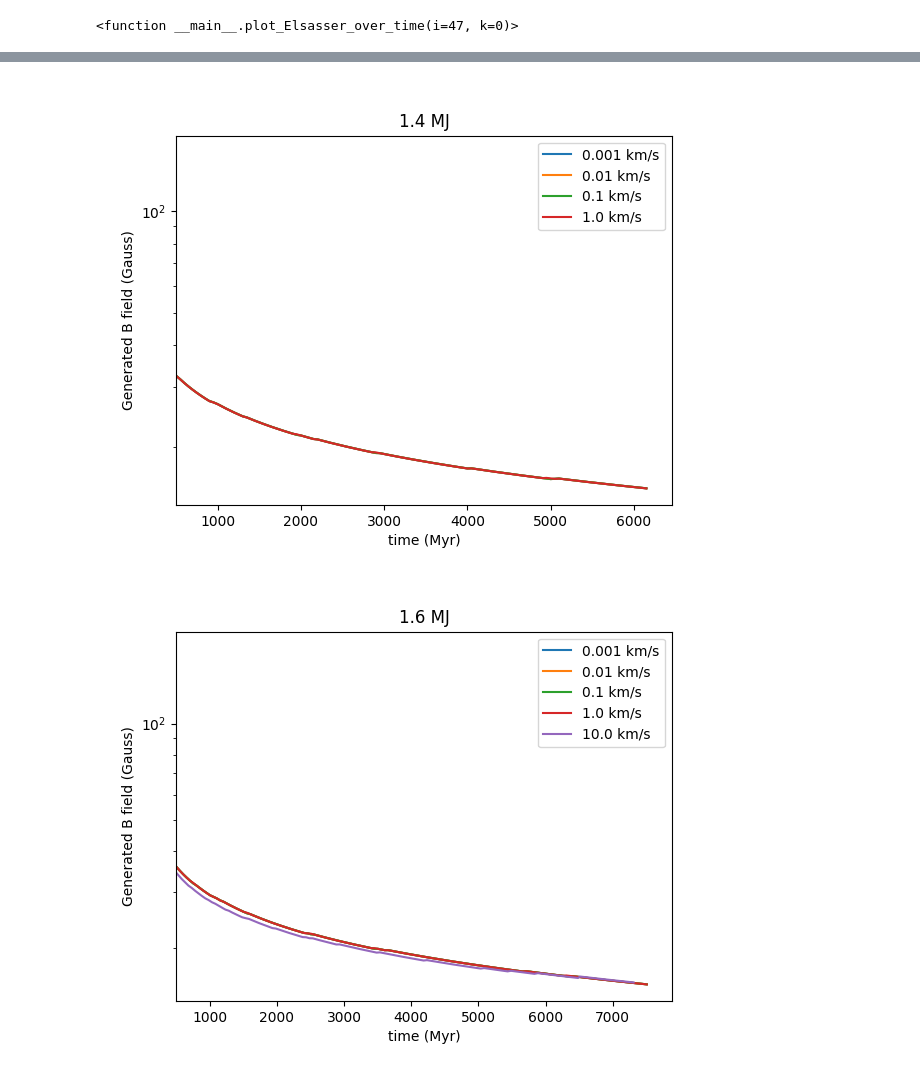
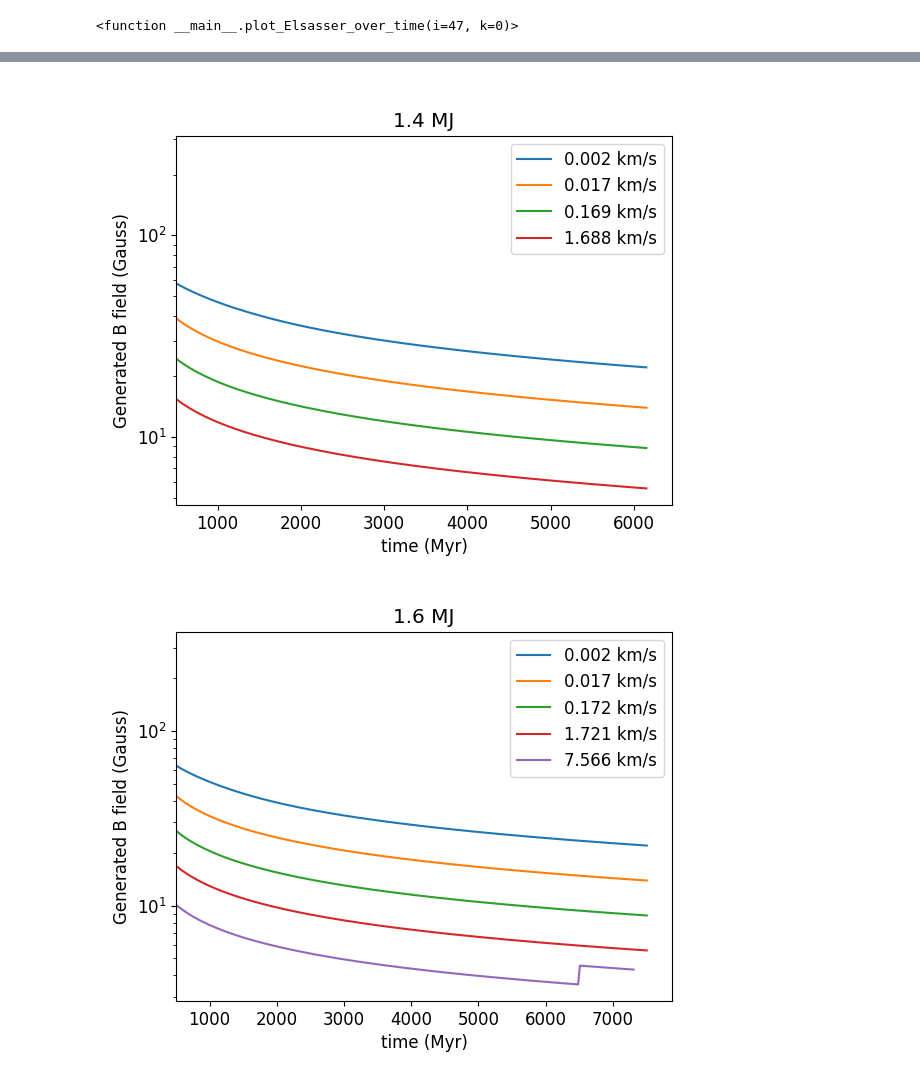
Before and after one commit to olwenrering/Gas-Dynamics-Project, a Jupyter notebook: test_all.ipynb, the cells around one changed output, grey strips where cells are left out. Saved outputs shown, nothing was run; the diff lists cells and outputs as text; code cells hidden in the pictures.

Commit message:
final plots

```diff
--- a/test_all.ipynb
+++ b/test_all.ipynb
@@ -715,31 +708,40 @@ f_ohm = 1
 c_light = 3*10**10
 c = 0.63
 f_ohm = 1
+index_plots = 415 # 0.5 Rtot
+index_top = 374 # 0.83 Rtot
 
 def compute_B(model, i):
+    c = 0.63
     T = model.var[i][2]
     rho = model.var[i][4]
     model.calc_vconv('osc', i=i)
-    mask = np.where(~np.isnan(model.vconv))
+    mask = np.zeros(len(T), dtype='int')
+    mask[index_top:index_plots] = int(1)
+    mask = mask.astype(bool)
     rho_avg = np.mean(rho[mask])
-    qc_0 = model.Fconv[mask][-1]
+    qc_0 = model.Fconv[mask][0]
     dr = model.var[i][0]#[mask]
+    dT_dr = np.gradient(T, dr)
+    H_T_array = -T/dT_dr
     mask_2 = np.where(model.Fconv[mask] > 0)
     R_tot = model.var[i][0][0]
     #print(R_tot)
     #r = ((model.var[i][0])/(R_tot))
     index = np.where(np.abs(T - T[-1]/2.78) < 100)
+    #print(len(index[0]))
     if len(index[0]) == 0:
         index = np.where(np.abs(T - T[-1]/2.78) < 300)
-    H_T_obs = dr[index][0]
+    #H_T_obs = dr[index][0]
+    H_T_obs = H_T_array[mask][mask_2]
     #print(H_T_obs)
     V = (4/3)*np.pi*(R_tot)**3
-    dF = (model.Fconv[mask][mask_2]*model.lmix[mask][mask_2]/(qc_0*H_T_obs))**(2/3)*(rho[mask][mask_2]/rho_avg)**(1/3)*4*np.pi*dr[mask][mask_2]**2
+    dF = (model.Fconv[mask][mask_2]*lmix_R(model,i)[mask][mask_2]/(qc_0*H_T_obs))**(2/3)*(rho[mask][mask_2]/rho_avg)**(1/3)*4*np.pi*dr[mask][mask_2]**2
     mask_3 = np.where(dF > 0)
     F = np.trapezoid(dF[mask_3][::-1], dr[mask][mask_2][mask_3][::-1]) / V
+    print(F)
     #F= np.trapz(dF[mask_3][::-1], dr[mask_2][mask_3][::-1]) / V
     #print(f"F = {F}")
-    #print(F)
     B = np.sqrt(2*c*F*rho_avg**(1/3)*qc_0**(2/3))
     return B
 
@@ -775,9 +778,33 @@ print(np.array(mdl[0][0].var[:])[15]*np.array(mdl[0][0].var[:])[0])
   3.11888741e-55 3.11888741e-55]]
 # %%
 B_time = []
+lmix_time = []
+vconv_time = []
+Fconv_time = []
+Ro_time = []
+Rm_time = []
 for k in range(loop):
         B_time.append([])
+        lmix_time.append([])
+        vconv_time.append([])
+        Fconv_time.append([])
+        Ro_time.append([])
+        Rm_time.append([])
         for j in range(len(mdl[k])):
                 B_time[k].append([])
+                lmix_time[k].append([])
+                vconv_time[k].append([])
+                Fconv_time[k].append([])
+                Ro_time[k].append([])
+                Rm_time[k].append([])
                 for i in range(len(np.array(mdl[k][j].glob)[:,10])):
                         B_time[k][j].append(compute_B(mdl[k][j], i))
+                        mdl[k][j].calc_vconv('osc', i=i)
+                        R_tot = mdl[k][j].var[i][0][0]
+                        lmix_time[k][j].append(np.minimum(lmix_R(mdl[k][j], i)[index_plots], R_tot))
+                        vconv_time[k][j].append(mdl[k][j].vconv[index_plots])
+                        Fconv_time[k][j].append(mdl[k][j].Fconv[index_plots])
+                        Ro_time[k][j].append(mdl[k][j].vconv[index_plots]/(np.minimum(lmix_R(mdl[k][j], i)[index_plots], R_tot)*mdl[k][j].var[i][15][index_plots]))
+                        c = 3*10**10
+                        eta = c**2/(4*np.pi*10**7*mdl[k][j].var[i][2][index_plots]**(3/2)) #eta = c^2/(4*pi*10^7*T^3/2)
+                        Rm_time[k][j].append(mdl[k][j].vconv[index_plots]*np.minimum(lmix_R(mdl[k][j], i)[index_plots], R_tot)/eta)
@@ -823,7 +868,7 @@ for k in range(loop):
     for j in range(len(mdl[k])):
         time = np.array(mdl[k][j].glob)[:,10]
         #print(time)
-        plt.plot(time, B_time[k][j], label=f"{mdl[k][j].params.w_rot} km/s")
+        plt.plot(time, B_time[k][j], label=f"{Omega_list[k][j]/1e3:.3f} km/s")
     plt.title(f'{mdl[k][j].params.mtot*1e3:.1f} MJ')
     plt.xlabel('time (Myr)')
     plt.xlim(500,)
@@ -837,2 +882,2 @@ for k in range(loop):
-[figure, old version]
+[figure, new version]
-[figure, old version]
+[figure, new version]
```
Also changed, not shown: parts of 21 cells of this notebook, 16 other files.
